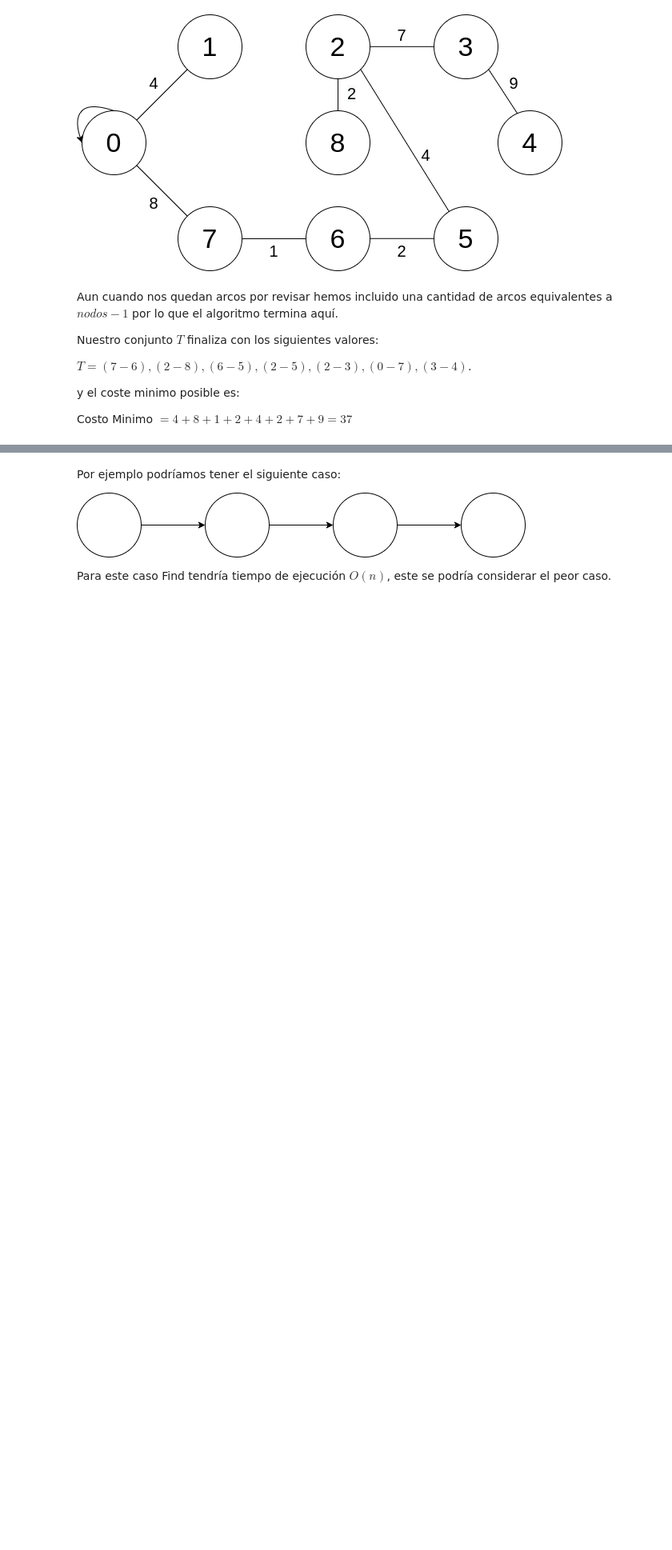
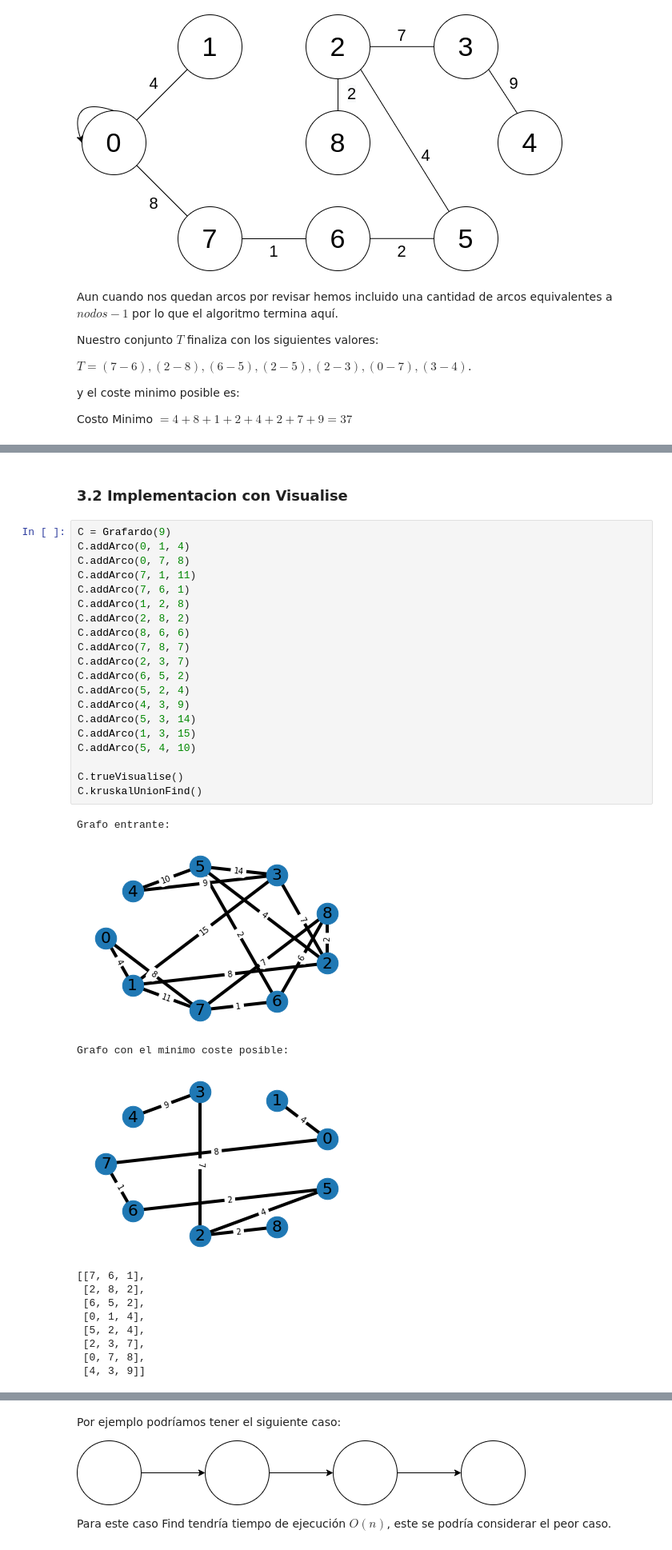
Before and after one commit to LotaSchwager/ADA-Informes, a Jupyter notebook: InformeKruskal.ipynb, the cells around one changed output, grey strips where cells are left out. Shown at 80% size. Drawn from its saved outputs; the diff is of its cells as text; blank space fills up the shorter version.

```diff
--- a/InformeKruskal.ipynb
+++ b/InformeKruskal.ipynb
@@ -354,0 +532,35 @@ Minimum Spanning Tree 19
+# %% [markdown]
+### 3.2 Implementacion con Visualise
+# %%
+C = Grafardo(9)
+C.addArco(0, 1, 4)
+C.addArco(0, 7, 8)
+C.addArco(7, 1, 11)
+C.addArco(7, 6, 1)
+C.addArco(1, 2, 8)
+C.addArco(2, 8, 2)
+C.addArco(8, 6, 6)
+C.addArco(7, 8, 7)
+C.addArco(2, 3, 7)
+C.addArco(6, 5, 2)
+C.addArco(5, 2, 4)
+C.addArco(4, 3, 9)
+C.addArco(5, 3, 14)
+C.addArco(1, 3, 15)
+C.addArco(5, 4, 10)
+
+C.trueVisualise()
+C.kruskalUnionFind()
+# %% [output]
+Grafo entrante:
+[figure, added]
+Grafo con el minimo coste posible:
+[figure, added]
+[[7, 6, 1],
+ [2, 8, 2],
+ [6, 5, 2],
+ [0, 1, 4],
+ [5, 2, 4],
+ [2, 3, 7],
+ [0, 7, 8],
+ [4, 3, 9]]
```
Also changed, not shown: parts of 19 cells of this notebook.
